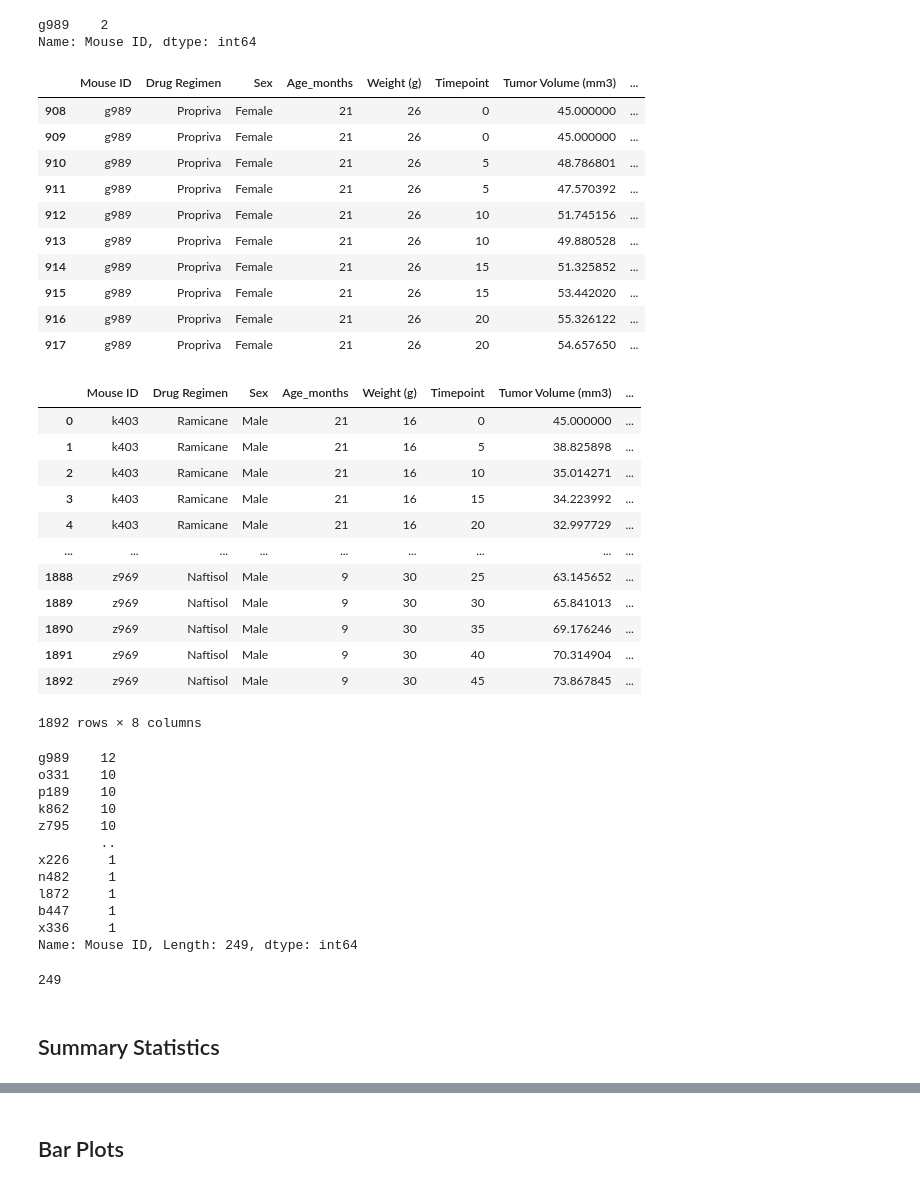
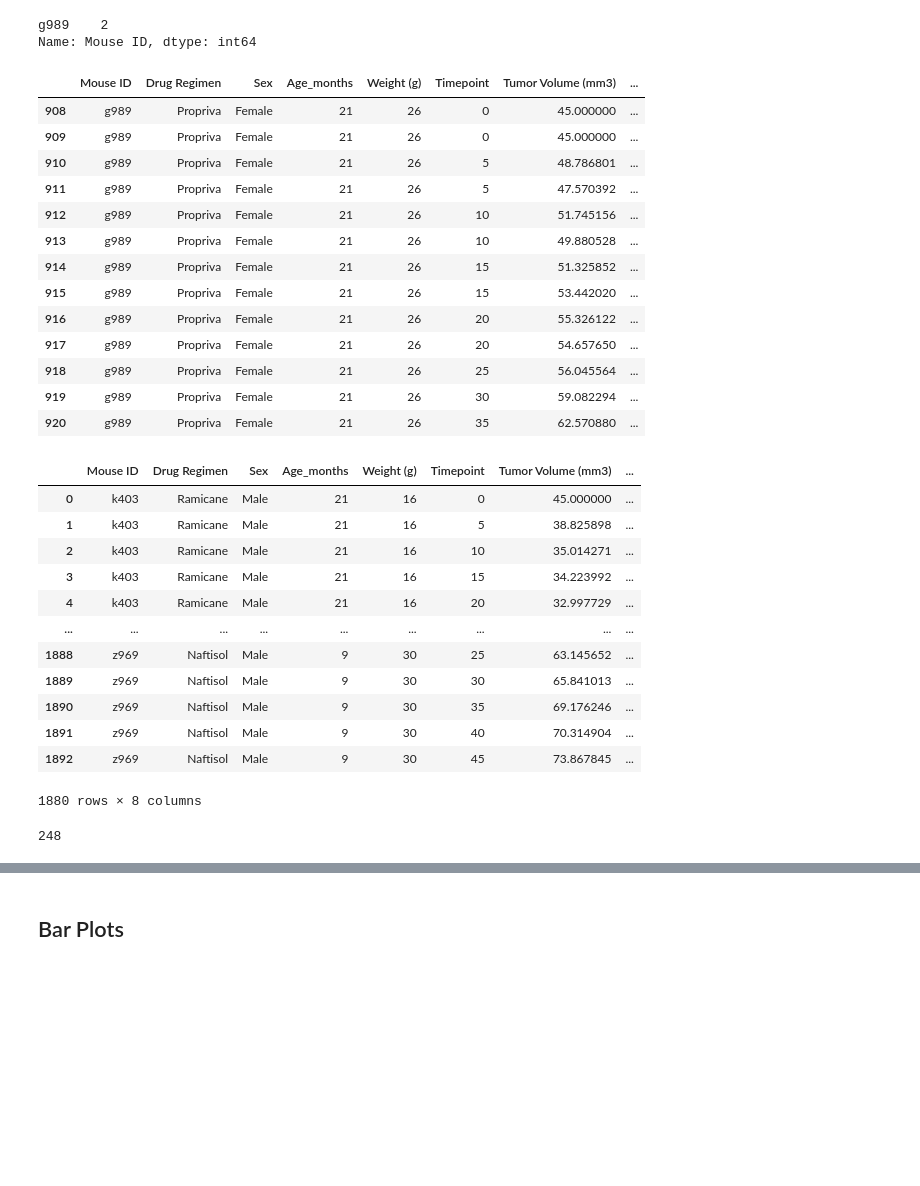
Before and after one commit to ellismok/Matplotlib-Challenge, a Jupyter notebook: Pymaceuticals/pymaceuticals_starter.ipynb, the cells around one changed output, grey strips where cells are left out. Saved outputs shown, nothing was run; the diff lists cells and outputs as text; code cells hidden in the pictures; blank space fills up the shorter version.

```diff
--- a/Pymaceuticals/pymaceuticals_starter.ipynb
+++ b/Pymaceuticals/pymaceuticals_starter.ipynb
@@ -64,26 +64,27 @@ g989    2
 Name: Mouse ID, dtype: int64
 # %%
 # Optional: Get all the data for the duplicate mouse ID.
-# DataFrame.duplicated
-all_duplicated_mouse_ID = mice_df[mice_df.duplicated(subset=['Mouse ID','Timepoint'], keep= False)]
+all_duplicated_mouse_ID = mice_df.loc[mice_df['Mouse ID'] == 'g989']
 all_duplicated_mouse_ID
 # %% [output]
 |  | Mouse ID | Drug Regimen | Sex | Age_months | Weight (g) | Timepoint | Tumor Volume (mm3) | ... |
 | 908 | g989 | Propriva | Female | 21 | 26 | 0 | 45.000000 | ... |
 | 909 | g989 | Propriva | Female | 21 | 26 | 0 | 45.000000 | ... |
 | 910 | g989 | Propriva | Female | 21 | 26 | 5 | 48.786801 | ... |
 | 911 | g989 | Propriva | Female | 21 | 26 | 5 | 47.570392 | ... |
 | 912 | g989 | Propriva | Female | 21 | 26 | 10 | 51.745156 | ... |
 | 913 | g989 | Propriva | Female | 21 | 26 | 10 | 49.880528 | ... |
 | 914 | g989 | Propriva | Female | 21 | 26 | 15 | 51.325852 | ... |
 | 915 | g989 | Propriva | Female | 21 | 26 | 15 | 53.442020 | ... |
 | 916 | g989 | Propriva | Female | 21 | 26 | 20 | 55.326122 | ... |
 | 917 | g989 | Propriva | Female | 21 | 26 | 20 | 54.657650 | ... |
+| 918 | g989 | Propriva | Female | 21 | 26 | 25 | 56.045564 | ... |
+| 919 | g989 | Propriva | Female | 21 | 26 | 30 | 59.082294 | ... |
+| 920 | g989 | Propriva | Female | 21 | 26 | 35 | 62.570880 | ... |
 # %%
-# Create a clean DataFrame by dropping the duplicate mouse by its ID.
-# df.drop_duplicates(subset=['brand', 'style'], keep='last')
-cleaned_mice_df = mice_df.drop_duplicates()
-cleaned_mice_df    # .loc[cleaned_mice_df['Mouse ID']== "g989"]
+# Create a clean DataFrame by dropping the duplicate mouse by its ID using .loc[]
+cleaned_mice_df = mice_df.loc[mice_df['Mouse ID'] != 'g989']
+cleaned_mice_df
 # %% [output]
 |  | Mouse ID | Drug Regimen | Sex | Age_months | Weight (g) | Timepoint | Tumor Volume (mm3) | ... |
 | 0 | k403 | Ramicane | Male | 21 | 16 | 0 | 45.000000 | ... |
@@ -97,27 +98,10 @@ cleaned_mice_df    # .loc[cleaned_mice_df['Mouse ID']== "g989"]
 | 1890 | z969 | Naftisol | Male | 9 | 30 | 35 | 69.176246 | ... |
 | 1891 | z969 | Naftisol | Male | 9 | 30 | 40 | 70.314904 | ... |
 | 1892 | z969 | Naftisol | Male | 9 | 30 | 45 | 73.867845 | ... |
-1892 rows × 8 columns
+1880 rows × 8 columns
 # %%
 # Checking the number of mice in the clean DataFrame.
-count_cleaned_mice_df = cleaned_mice_df['Mouse ID'].value_counts()
+count_cleaned_mice_df = len(cleaned_mice_df['Mouse ID'].unique())
 count_cleaned_mice_df
 # %% [output]
-g989    12
-o331    10
-p189    10
-k862    10
-z795    10
-        ..
-x226     1
-n482     1
-l872     1
-b447     1
-x336     1
-Name: Mouse ID, Length: 249, dtype: int64
+248
-# %%
-len(count_cleaned_mice_df)
-# %% [output]
-249
-# %% [markdown]
-## Summary Statistics
```
Also changed, not shown: parts of 32 cells of this notebook.
